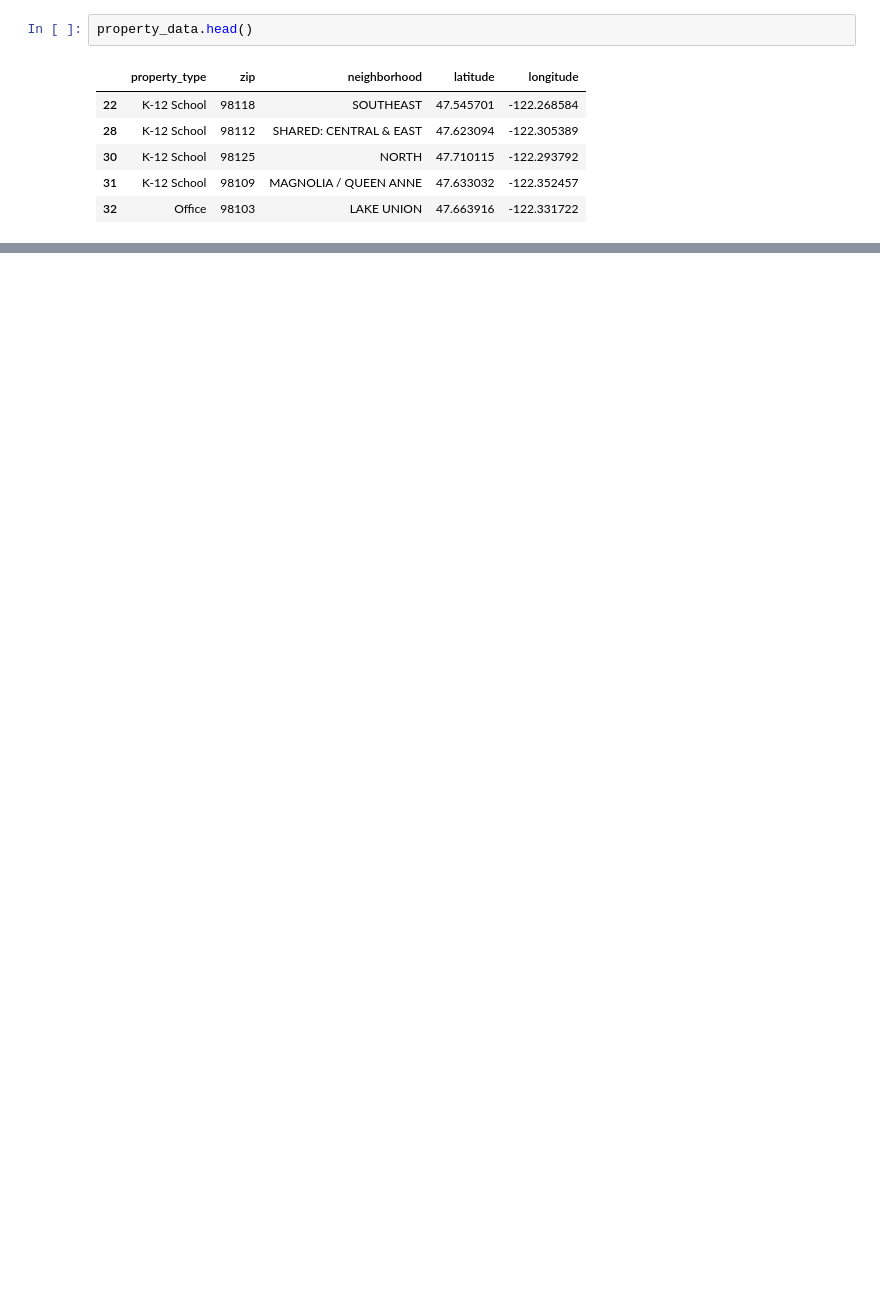
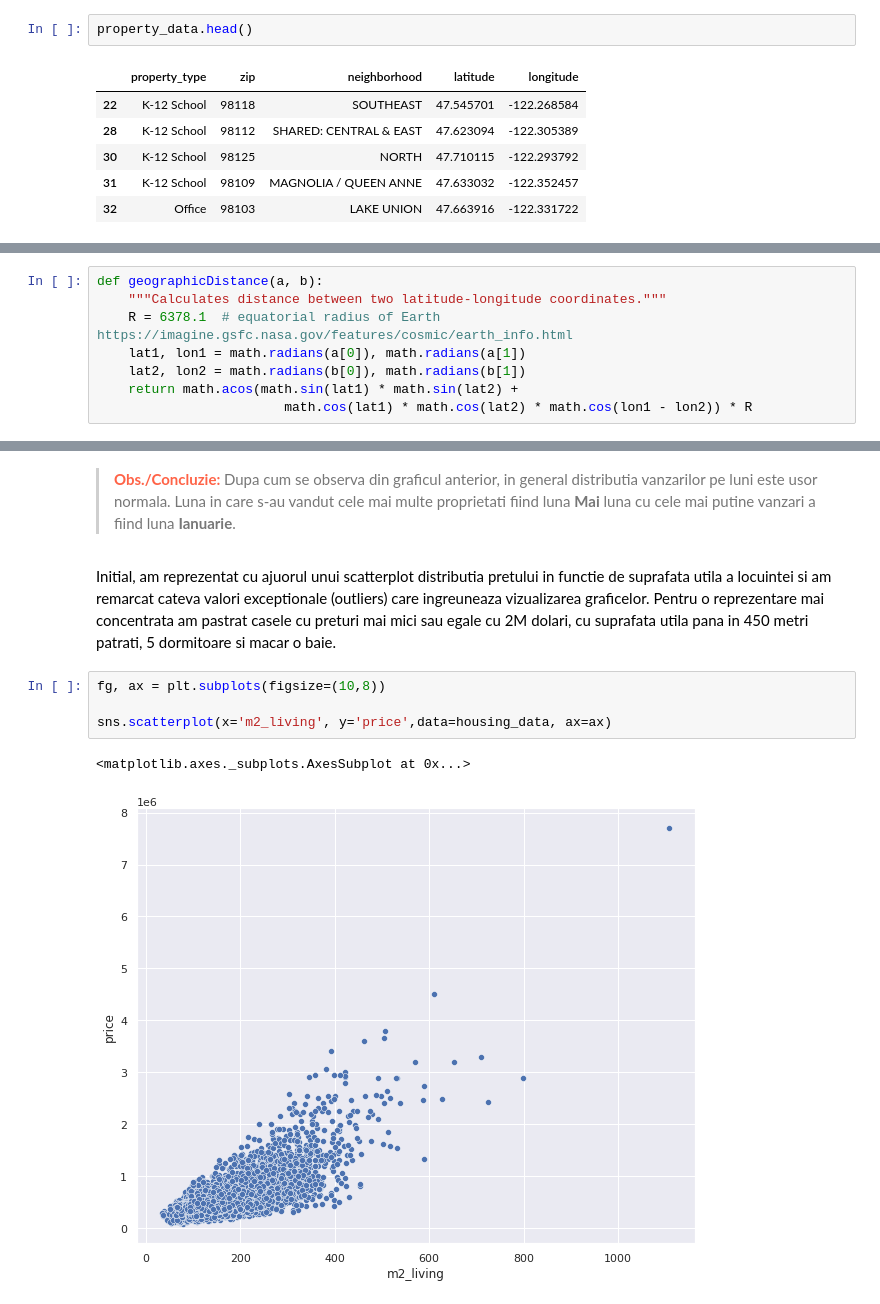
Before and after one commit to jafetimbre/mib-fiesta, a Jupyter notebook: src/final.ipynb, the cells around one changed output, grey strips where cells are left out. Saved outputs shown, nothing was run; the diff lists cells and outputs as text; blank space fills up the shorter version.

```diff
--- a/src/final.ipynb
+++ b/src/final.ipynb
@@ -162,0 +176,8 @@ property_data.head()
+# %%
+def geographicDistance(a, b):
+    """Calculates distance between two latitude-longitude coordinates."""
+    R = 6378.1  # equatorial radius of Earth https://imagine.gsfc.nasa.gov/features/cosmic/earth_info.html
+    lat1, lon1 = math.radians(a[0]), math.radians(a[1])
+    lat2, lon2 = math.radians(b[0]), math.radians(b[1])
+    return math.acos(math.sin(lat1) * math.sin(lat2) +
+                        math.cos(lat1) * math.cos(lat2) * math.cos(lon1 - lon2)) * R
@@ -162,0 +374,11 @@ property_data.head()
+# %% [markdown]
+> **<font color='Tomato'>Obs./Concluzie: </font>** Dupa cum se observa din graficul anterior, in general distributia vanzarilor pe luni este usor normala. Luna in care s-au vandut cele mai multe proprietati fiind luna **Mai** luna cu cele mai putine vanzari a fiind luna **Ianuarie**.
+# %% [markdown]
+Initial, am reprezentat cu ajuorul unui scatterplot distributia pretului in functie de suprafata utila a locuintei si am remarcat cateva valori exceptionale (outliers) care ingreuneaza vizualizarea graficelor. Pentru o reprezentare mai concentrata am pastrat casele cu preturi mai mici sau egale cu 2M dolari, cu suprafata utila  pana in 450 metri patrati, 5 dormitoare si macar o baie.
+# %%
+fg, ax = plt.subplots(figsize=(10,8))
+
+sns.scatterplot(x='m2_living', y='price',data=housing_data, ax=ax)
+# %% [output]
+<matplotlib.axes._subplots.AxesSubplot at 0x...>
+[figure, added]
```
Also changed, not shown: parts of 72 cells of this notebook.
